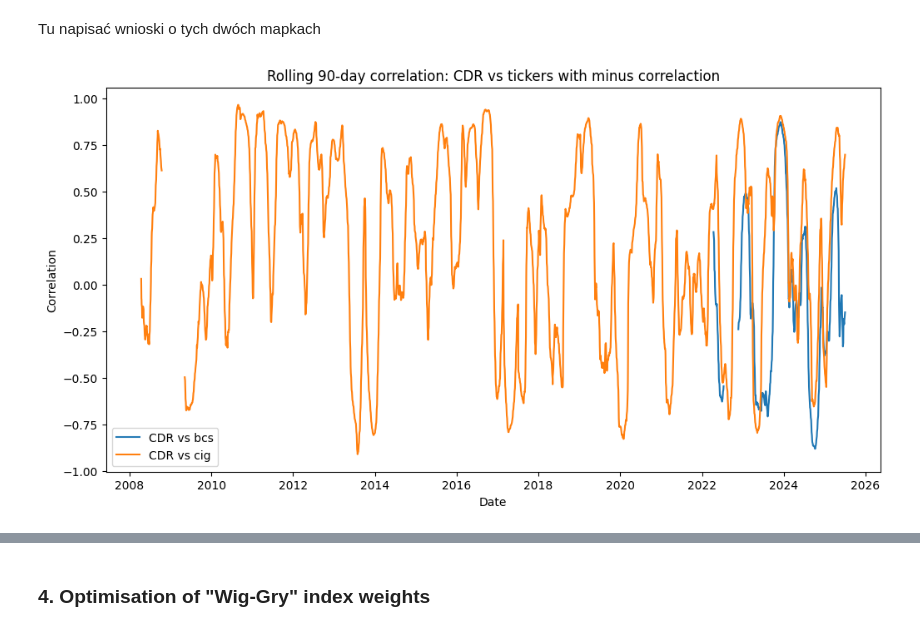
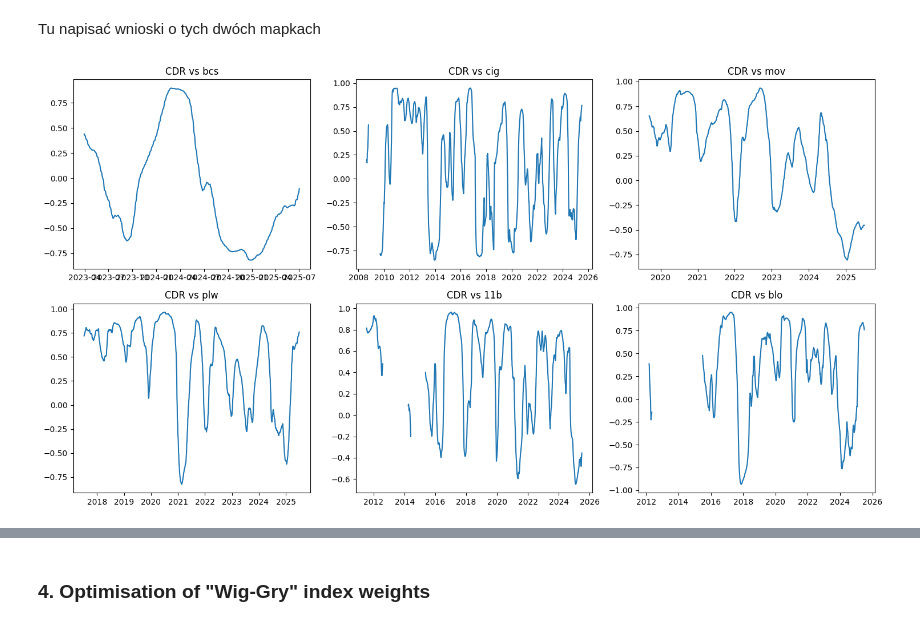
Before and after one commit to Baginsss/Gamedev-Stocks-Data-Analysis, a Jupyter notebook: main.ipynb, the cells around one changed output, grey strips where cells are left out. Cells and saved outputs as stored; diff of their text form; code cells hidden in the pictures.

```diff
--- a/main.ipynb
+++ b/main.ipynb
@@ -139,18 +139,20 @@ plt.show()
 # %% [markdown]
 Tu napisać wnioski o tych dwóch mapkach
 # %%
-minuscorr_tickers = ['bcs', 'cig']
+monthly_close = close_prices.resample('ME').last()
+rolling_corr = monthly_close['cdr'].rolling(12).corr(monthly_close[ticker])
 
-plt.figure(figsize=(12, 6))
+selected_tickers = ['bcs', 'cig', 'mov', 'plw', '11b', 'blo']
 
-for ticker in minuscorr_tickers:
-    rolling_corr = close_prices['cdr'].rolling(window=90).corr(close_prices[ticker])
-    plt.plot(rolling_corr, label=f'CDR vs {ticker}')
+fig, axs = plt.subplots(2, 3, figsize=(15, 8))
 
-plt.title('Rolling 90-day correlation: CDR vs tickers with minus correlaction')
-plt.xlabel('Date')
-plt.ylabel('Correlation')
-plt.legend()
+for i, ticker in enumerate(selected_tickers):
+    ax = axs[i//3, i%3]
+    rolling_corr = close_prices['cdr'].rolling(180).corr(close_prices[ticker])
+    ax.plot(rolling_corr)
+    ax.set_title(f'CDR vs {ticker}')
+plt.tight_layout()
+plt.savefig('rollingcorr_cdr_vs_rest')
 plt.show()
 # %% [output]
-[figure, old version]
+[figure, new version]
```
Also changed, not shown: parts of 3 cells of this notebook, 3 other files.
